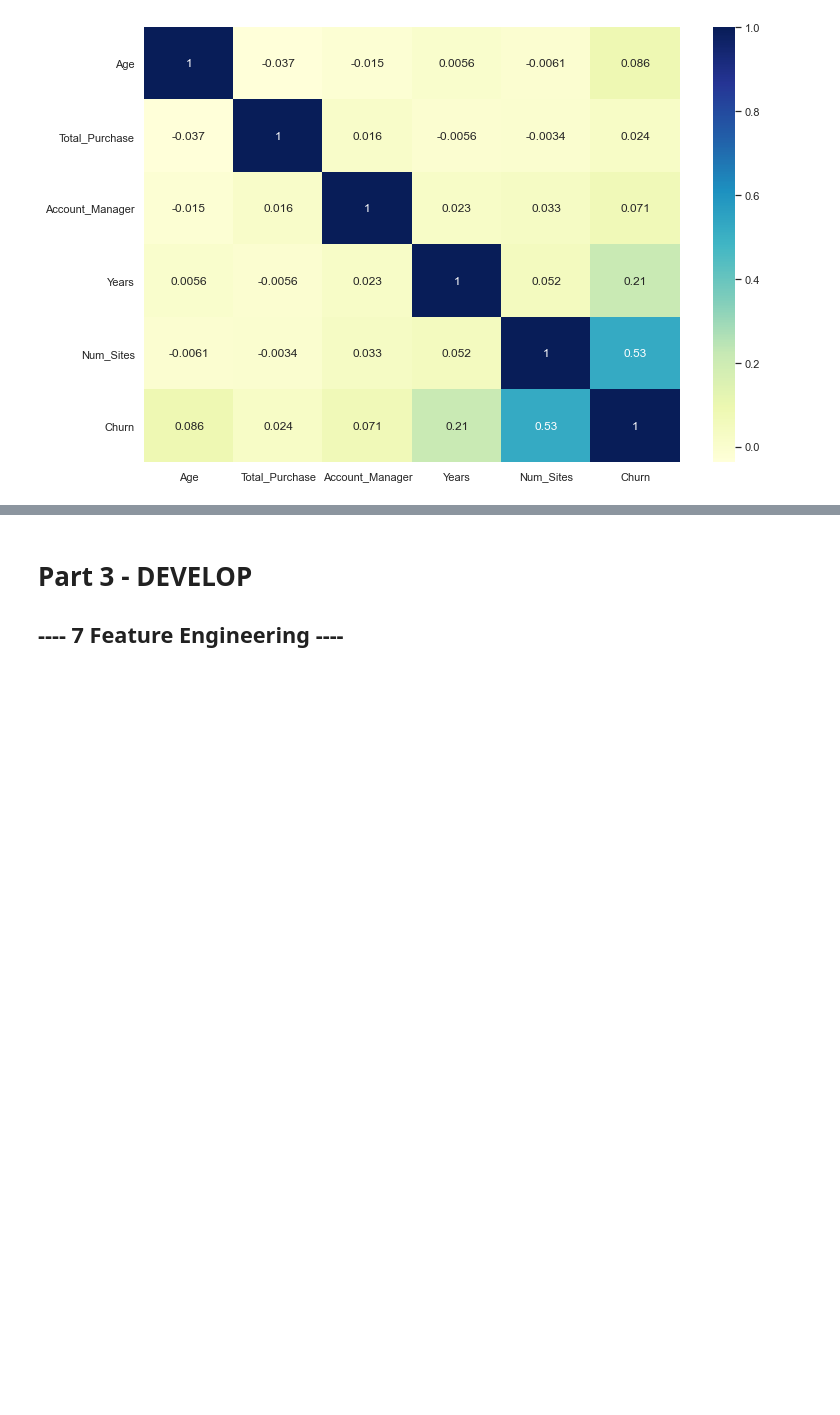
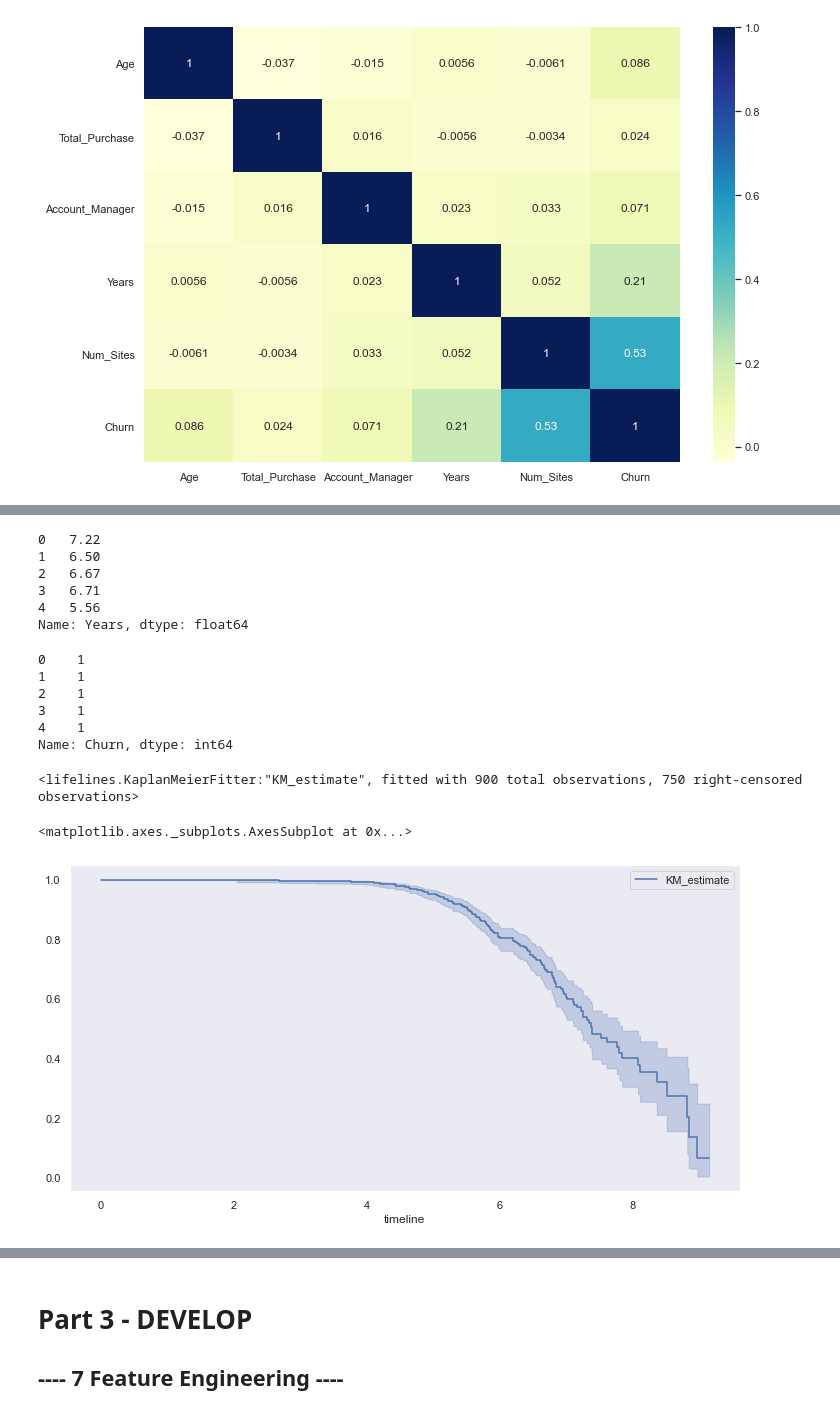
Before and after one commit to shabrown/customer_churn_prediction, a Jupyter notebook: customer_churn_prediction.ipynb, the cells around one changed output, grey strips where cells are left out. Cells and saved outputs as stored; diff of their text form; code cells hidden in the pictures; blank space fills up the shorter version.

```diff
--- a/customer_churn_prediction.ipynb
+++ b/customer_churn_prediction.ipynb
@@ -228,0 +250,32 @@ sns.heatmap(correlations, annot = True, cmap="YlGnBu")
+# %%
+kmf = KaplanMeierFitter()
+# %%
+T = customer_df['Years']
+T.head()
+# %% [output]
+0   7.22
+1   6.50
+2   6.67
+3   6.71
+4   5.56
+Name: Years, dtype: float64
+# %%
+C = customer_df['Churn']
+C.head()
+# %% [output]
+0    1
+1    1
+2    1
+3    1
+4    1
+Name: Churn, dtype: int64
+# %%
+kmf.fit(T, C)
+# %% [output]
+<lifelines.KaplanMeierFitter:"KM_estimate", fitted with 900 total observations, 750 right-censored observations>
+# %%
+plt.figure(figsize=(12, 6))
+kmf.plot()
+# %% [output]
+<matplotlib.axes._subplots.AxesSubplot at 0x...>
+[figure, added]
```
Also changed, not shown: parts of 30 cells of this notebook.
